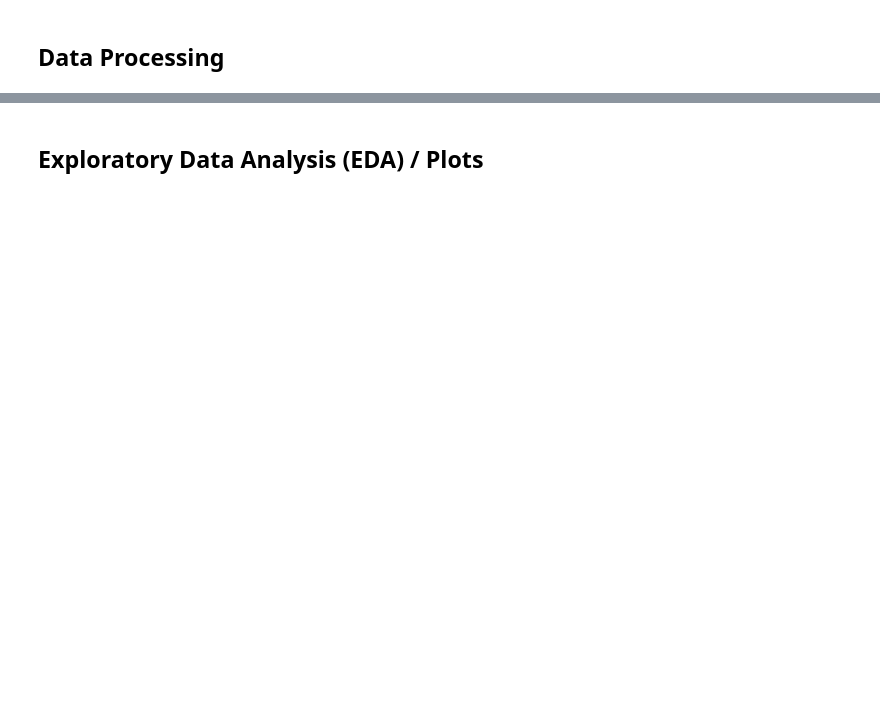
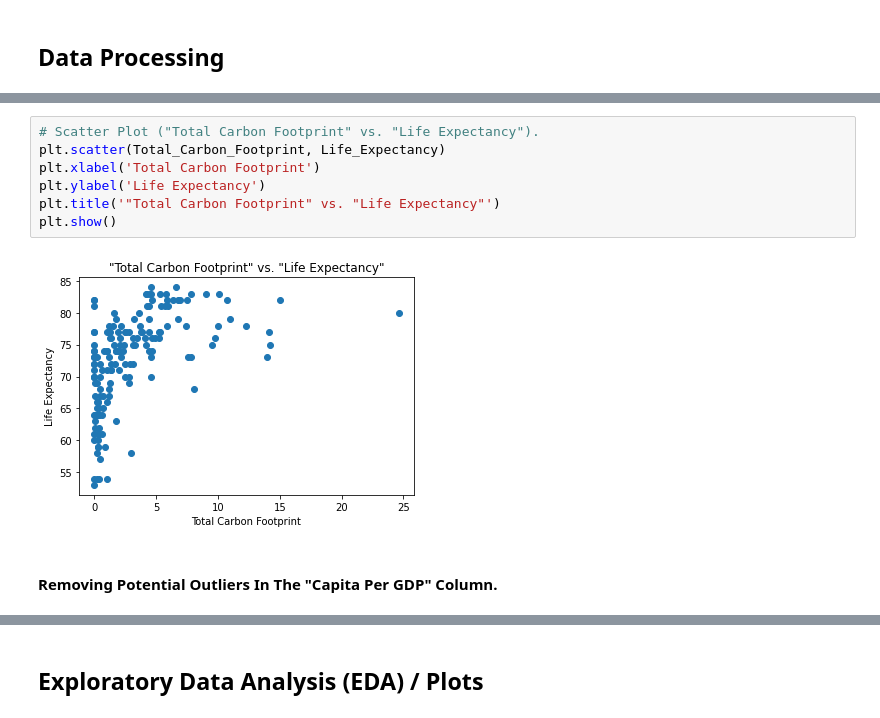
Before and after one commit to Qubits-01/life-expectancy-predictor, a Jupyter notebook: LifeExpectancyPredictor.ipynb, the cells around one changed output, grey strips where cells are left out. Saved outputs shown, nothing was run; the diff lists cells and outputs as text; blank space fills up the shorter version.

```diff
--- a/LifeExpectancyPredictor.ipynb
+++ b/LifeExpectancyPredictor.ipynb
@@ -8,0 +314,11 @@
+# %%
+# Scatter Plot ("Total Carbon Footprint" vs. "Life Expectancy").
+plt.scatter(Total_Carbon_Footprint, Life_Expectancy)
+plt.xlabel('Total Carbon Footprint')
+plt.ylabel('Life Expectancy')
+plt.title('"Total Carbon Footprint" vs. "Life Expectancy"')
+plt.show()
+# %% [output]
+[figure, added]
+# %% [markdown]
+#### Removing Potential Outliers In The "Capita Per GDP" Column.
```
Also changed, not shown: parts of 121 cells of this notebook.
